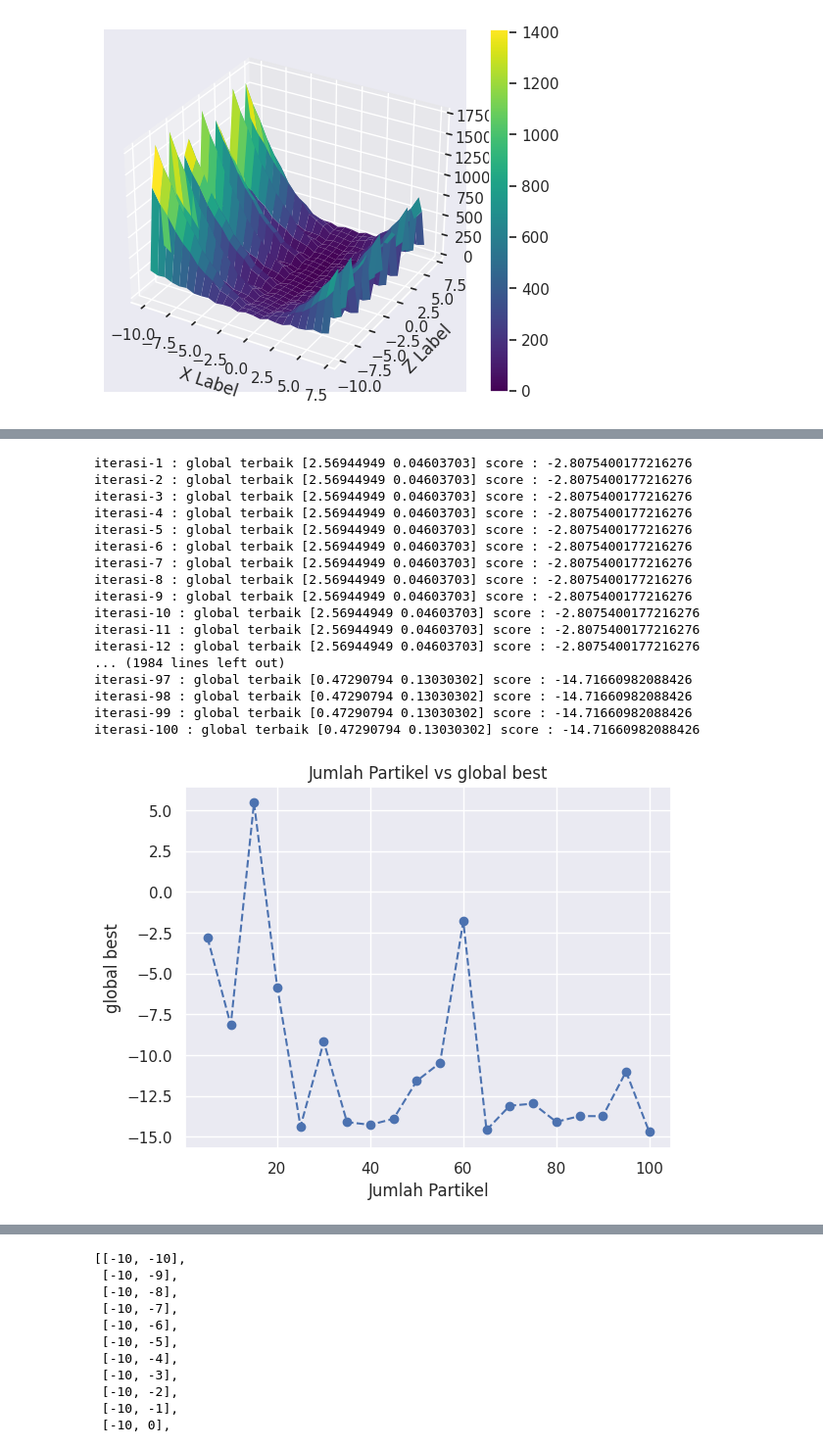
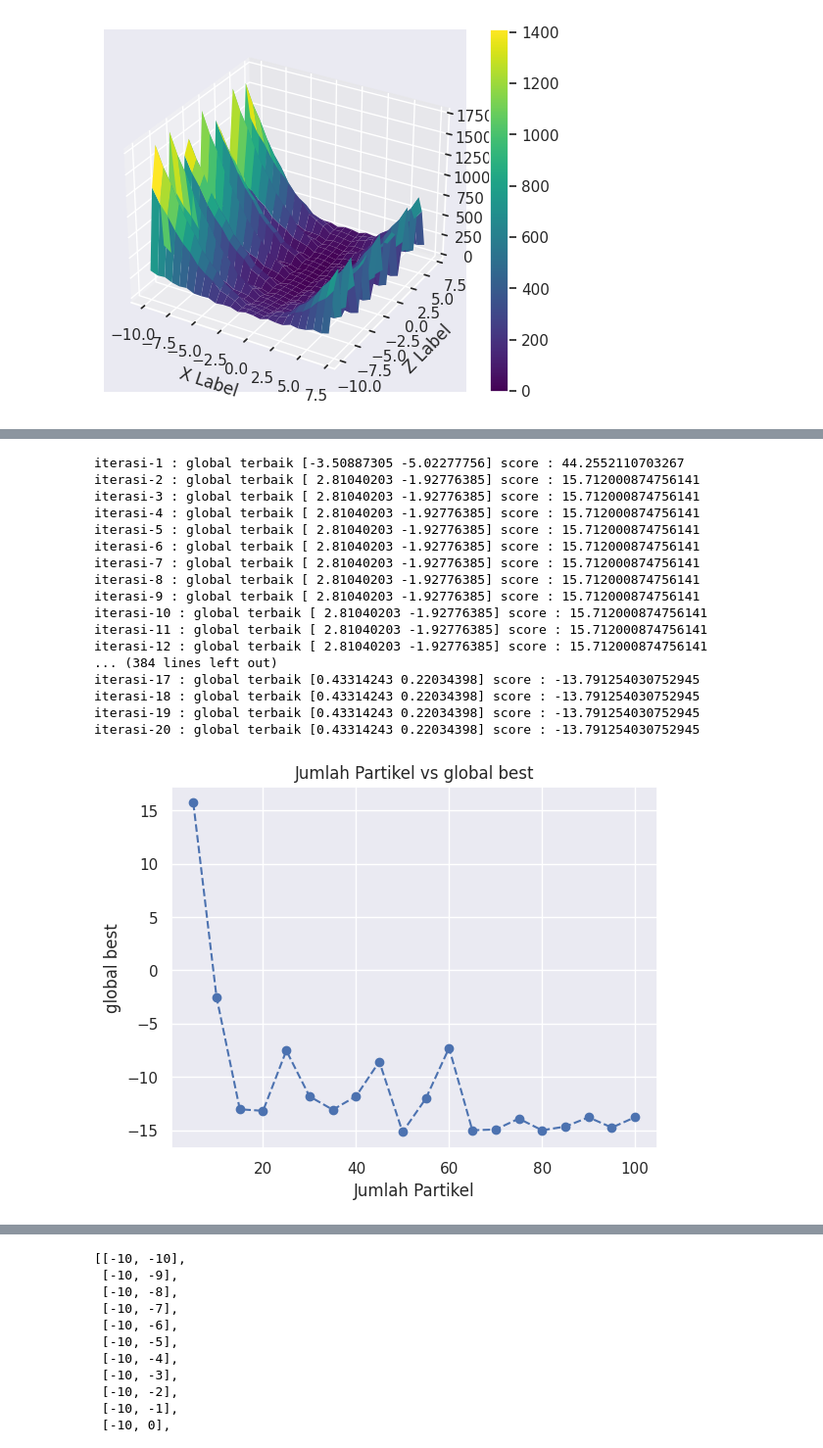
Before and after one commit to khalifardy/optimalisasi_F12_PSO_ACO, a Jupyter notebook: main.ipynb, the cells around one changed output, grey strips where cells are left out. Shown at 98% size. Drawn from its saved outputs; the diff is of its cells as text; code cells hidden in the pictures.

```diff
--- a/main.ipynb
+++ b/main.ipynb
@@ -267,10 +335,10 @@ iterasi-100 : global terbaik [ 0.541312   -1.28047425] score : -9.80075129584080
 # %%
-#c1 range 0.1 - 1 , c2 =1 , w = 1 , iterasi = 100 , partikel =10
+#c1 range 0.1 - 1 , c2 =1 , w = 0.4 , iterasi = 100 , partikel =10
 
 c1 = [i/10 for i in range(1,11)]
 hasil_c1 = []
 for i in c1:
-    pso_c1 = PSO(f12_function,10,2,1,i,1,100,7,-10)
+    pso_c1 = PSO(f12_function,10,2,0.4,i,1,100,7,-10)
     pso_c1.fit()
     hasil_c1.append(pso_c1.gbest_score)
 
@@ -302,10 +370,10 @@ iterasi-100 : global terbaik [0.42786035 1.70894804] score : -8.626667789461326
 # %%
-#c2 range 0.1 - 1 , c1 =1 , w = 1 , iterasi = 100 , partikel =10
+#c2 range 0.1 - 1 , c1 =0.2 , w = 0.4 , iterasi = 100 , partikel =10
 
 c2 = [i/10 for i in range(1,11)]
 hasil_c2 = []
 for i in c2:
-    pso_c2 = PSO(f12_function,10,2,i,1,1,100,7,-10)
+    pso_c2 = PSO(f12_function,10,2,0.4,0.2,i,100,7,-10)
     pso_c2.fit()
     hasil_c2.append(pso_c2.gbest_score)
 
@@ -337,10 +405,10 @@ iterasi-100 : global terbaik [ 0.37312085 -1.9728527 ] score : -8.12820164217788
 # %%
-#w =1 , c1 =1 , c2 = 1 , iterasi = 100, iterasi 10 -100 , partikel =10
+#w =0.4 , c1 =0.2 , c2 = 0.6 , iterasi = 100, iterasi 10 -100 , partikel =10
 iter = [i*10 for i in range(1,11)]
 hasil_iter = []
 
 for i in iter:
-    pso_iter = PSO(f12_function,10,2,1,1,1,int(i),7,-10)
+    pso_iter = PSO(f12_function,10,2,0.4,0.2,0.6,int(i),7,-10)
     pso_iter.fit()
     hasil_iter.append(pso_iter.gbest_score)
 
@@ -372,38 +440,38 @@ iterasi-100 : global terbaik [ 0.67079294 -0.01713293] score : -12.7728247805029
 # %%
-#w = 1 , c1 =1 , c2 = 1 , iterasi = 100, iterasi = 100 , partikel 5 -100
+#w = 0.4 , c1 =0.2 , c2 = 0.6 , iterasi = 20, , partikel 5 -100
 parti = [i*5 for i in range(1,21)]
 hasil_parti = []
 
 for i in parti:
-    pso_parti = PSO(f12_function,int(i),2,1,1,1,100,7,-10)
+    pso_parti = PSO(f12_function,int(i),2,0.4,0.2,0.6,20,7,-10)
     pso_parti.fit()
     hasil_parti.append(pso_parti.gbest_score)
 
 #plot
 plt.plot(parti, hasil_parti, linestyle='--', marker='o')
 plt.xlabel("Jumlah Partikel")
 plt.ylabel("global best")
 plt.title("Jumlah Partikel vs global best")
 plt.show()
 # %% [output]
-iterasi-1 : global terbaik [2.56944949 0.04603703] score : -2.8075400177216276
-iterasi-2 : global terbaik [2.56944949 0.04603703] score : -2.8075400177216276
-iterasi-3 : global terbaik [2.56944949 0.04603703] score : -2.8075400177216276
-iterasi-4 : global terbaik [2.56944949 0.04603703] score : -2.8075400177216276
-iterasi-5 : global terbaik [2.56944949 0.04603703] score : -2.8075400177216276
-iterasi-6 : global terbaik [2.56944949 0.04603703] score : -2.8075400177216276
-iterasi-7 : global terbaik [2.56944949 0.04603703] score : -2.8075400177216276
-iterasi-8 : global terbaik [2.56944949 0.04603703] score : -2.8075400177216276
-iterasi-9 : global terbaik [2.56944949 0.04603703] score : -2.8075400177216276
-iterasi-10 : global terbaik [2.56944949 0.04603703] score : -2.8075400177216276
-iterasi-11 : global terbaik [2.56944949 0.04603703] score : -2.8075400177216276
-iterasi-12 : global terbaik [2.56944949 0.04603703] score : -2.8075400177216276
-... (1984 lines left out)
-iterasi-97 : global terbaik [0.47290794 0.13030302] score : -14.71660982088426
-iterasi-98 : global terbaik [0.47290794 0.13030302] score : -14.71660982088426
-iterasi-99 : global terbaik [0.47290794 0.13030302] score : -14.71660982088426
-iterasi-100 : global terbaik [0.47290794 0.13030302] score : -14.71660982088426
+iterasi-1 : global terbaik [-3.50887305 -5.02277756] score : 44.2552110703267
+iterasi-2 : global terbaik [ 2.81040203 -1.92776385] score : 15.712000874756141
+iterasi-3 : global terbaik [ 2.81040203 -1.92776385] score : 15.712000874756141
+iterasi-4 : global terbaik [ 2.81040203 -1.92776385] score : 15.712000874756141
+iterasi-5 : global terbaik [ 2.81040203 -1.92776385] score : 15.712000874756141
+iterasi-6 : global terbaik [ 2.81040203 -1.92776385] score : 15.712000874756141
+iterasi-7 : global terbaik [ 2.81040203 -1.92776385] score : 15.712000874756141
+iterasi-8 : global terbaik [ 2.81040203 -1.92776385] score : 15.712000874756141
+iterasi-9 : global terbaik [ 2.81040203 -1.92776385] score : 15.712000874756141
+iterasi-10 : global terbaik [ 2.81040203 -1.92776385] score : 15.712000874756141
+iterasi-11 : global terbaik [ 2.81040203 -1.92776385] score : 15.712000874756141
+iterasi-12 : global terbaik [ 2.81040203 -1.92776385] score : 15.712000874756141
+... (384 lines left out)
+iterasi-17 : global terbaik [0.43314243 0.22034398] score : -13.791254030752945
+iterasi-18 : global terbaik [0.43314243 0.22034398] score : -13.791254030752945
+iterasi-19 : global terbaik [0.43314243 0.22034398] score : -13.791254030752945
+iterasi-20 : global terbaik [0.43314243 0.22034398] score : -13.791254030752945
-[figure, old version]
+[figure, new version]
 # %%
 """_summary_
 parameter optimal pso
```
Also changed, not shown: parts of 12 cells of this notebook, 3 other files.
